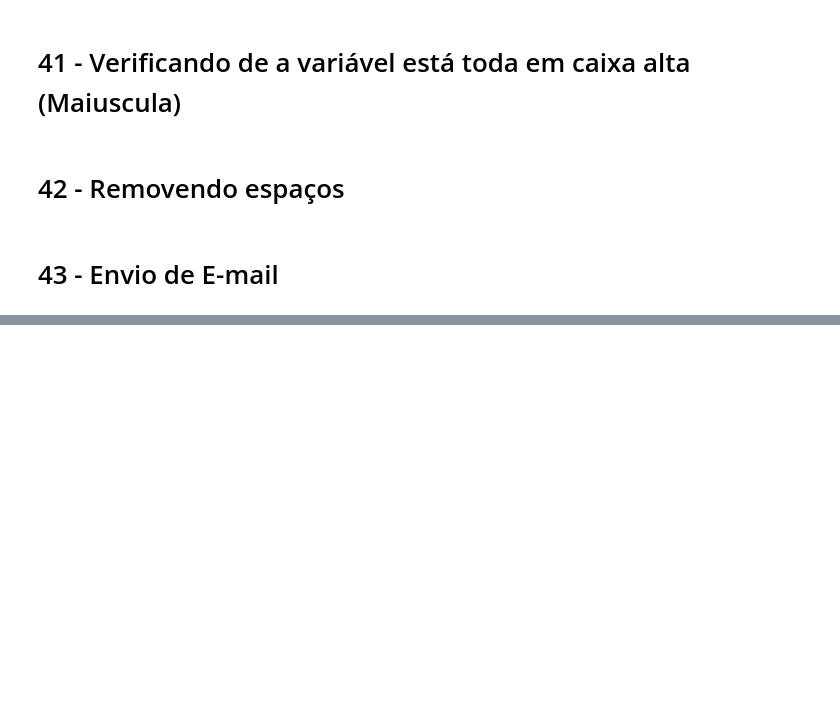
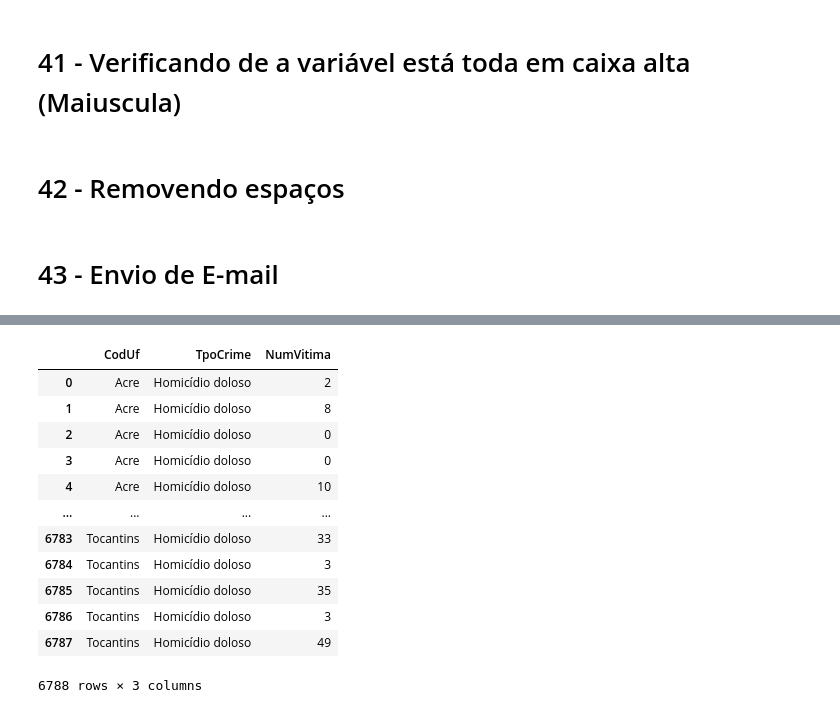
Before and after one commit to dbaassists/Python, a Jupyter notebook: ProjetoPythonKB/Projeto KB Python.ipynb, the cells around one changed output, grey strips where cells are left out. Saved outputs shown, nothing was run; the diff lists cells and outputs as text; code cells hidden in the pictures; blank space fills up the shorter version.

```diff
--- a/ProjetoPythonKB/Projeto KB Python.ipynb
+++ b/ProjetoPythonKB/Projeto KB Python.ipynb
@@ -2033,0 +2106,43 @@ df
+# %%
+# IMPORTAÇÃO SIMPLES DE PLANILHA EXCEL #
+
+arquivoXLSX = '..\ProjetoPythonKB\Dados\IndicadorSegurancaPublica\indicadoressegurancapublicauf.xlsx'
+
+
+dfIndicadorSegurancaPublica = pd.read_excel(arquivoXLSX
+                                           ,sheet_name='Vítimas'
+                                            , usecols=[0,1,2,3,4,5]
+                      , names=['CodUf'
+                               , 'TpoCrime'
+                               , 'NumAno'
+                               , 'NumMes'
+                               , 'CodSexo'
+                               , 'NumVitima']
+                      , dtype={'CodUf':'str'
+                               , 'TpoCrime':'str'
+                               , 'NumAno':'int'
+                               , 'NumMes':'str'
+                               , 'CodSexo':'str'
+                               , 'NumVitima':'int'}
+                      ,header=0)
+
+
+dfIndicadorSegurancaPublicaHOMICIDIO = dfIndicadorSegurancaPublica[dfIndicadorSegurancaPublica['TpoCrime'].str.contains('Homicídio',na=False)][['CodUf','TpoCrime','NumVitima']]
+
+dfIndicadorSegurancaPublicaHOMICIDIO.reset_index(drop=True, inplace=True)
+
+dfIndicadorSegurancaPublicaHOMICIDIO
+# %% [output]
+|  | CodUf | TpoCrime | NumVitima |
+| 0 | Acre | Homicídio doloso | 2 |
+| 1 | Acre | Homicídio doloso | 8 |
+| 2 | Acre | Homicídio doloso | 0 |
+| 3 | Acre | Homicídio doloso | 0 |
+| 4 | Acre | Homicídio doloso | 10 |
+| ... | ... | ... | ... |
+| 6783 | Tocantins | Homicídio doloso | 33 |
+| 6784 | Tocantins | Homicídio doloso | 3 |
+| 6785 | Tocantins | Homicídio doloso | 35 |
+| 6786 | Tocantins | Homicídio doloso | 3 |
+| 6787 | Tocantins | Homicídio doloso | 49 |
+6788 rows × 3 columns
```
Also changed, not shown: parts of 28 cells of this notebook.
